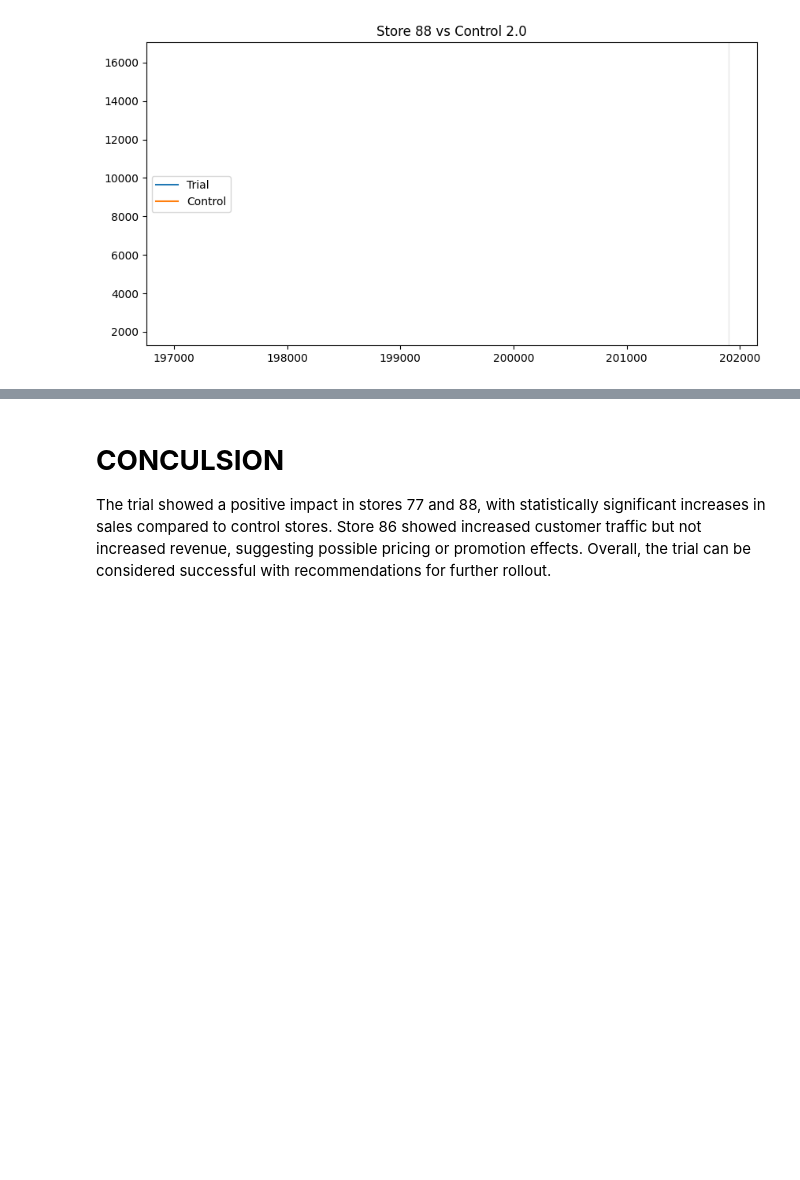
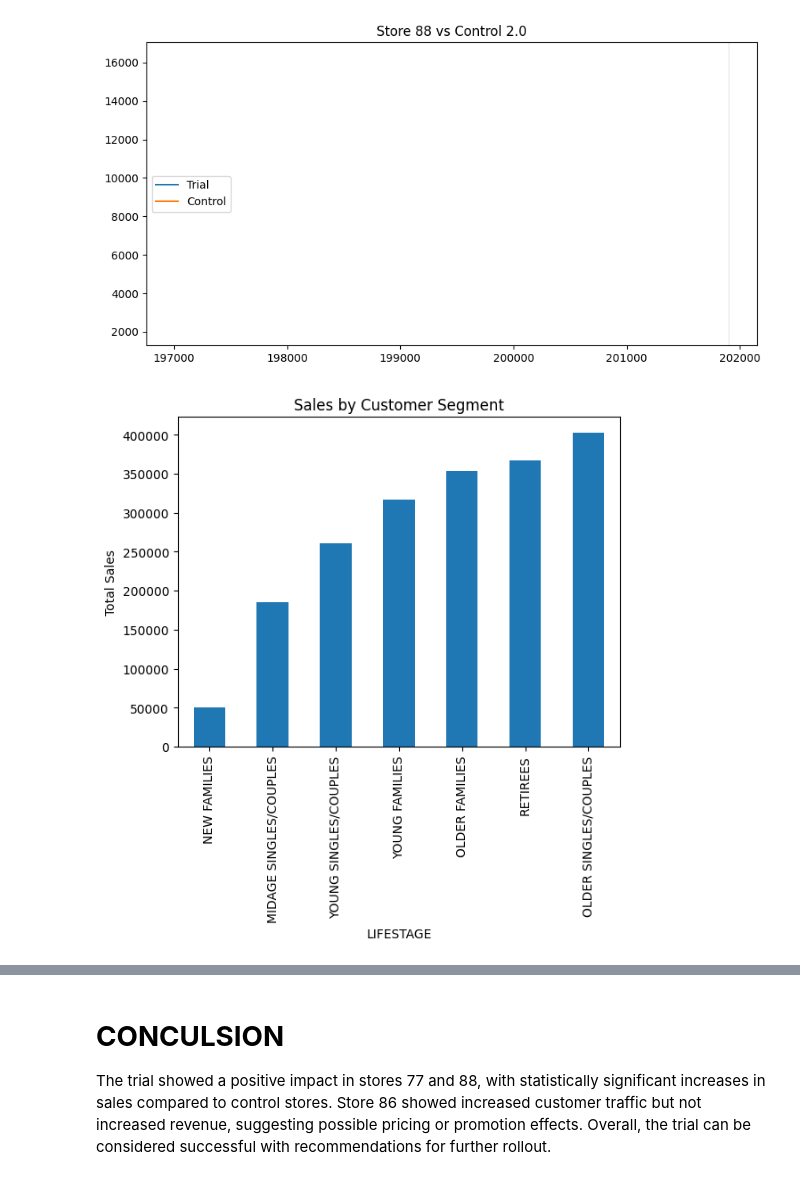
Before and after one commit to hedaootanisha/Customer_Analysis, a Jupyter notebook: Customer_Analysis.ipynb, the cells around one changed output, grey strips where cells are left out. Saved outputs shown, nothing was run; the diff lists cells and outputs as text; code cells hidden in the pictures; blank space fills up the shorter version.

```diff
--- a/Customer_Analysis.ipynb
+++ b/Customer_Analysis.ipynb
@@ -483,3 +485,12 @@ plot_trial(88, control_88)
 [figure]
 [figure]
 [figure]
+# %%
+segment_sales = df.groupby('LIFESTAGE')['TOT_SALES'].sum().sort_values()
+
+segment_sales.plot(kind='bar')
+plt.title("Sales by Customer Segment")
+plt.ylabel("Total Sales")
+plt.show()
+# %% [output]
+[figure, added]
```
Also changed, not shown: parts of 4 cells of this notebook.
